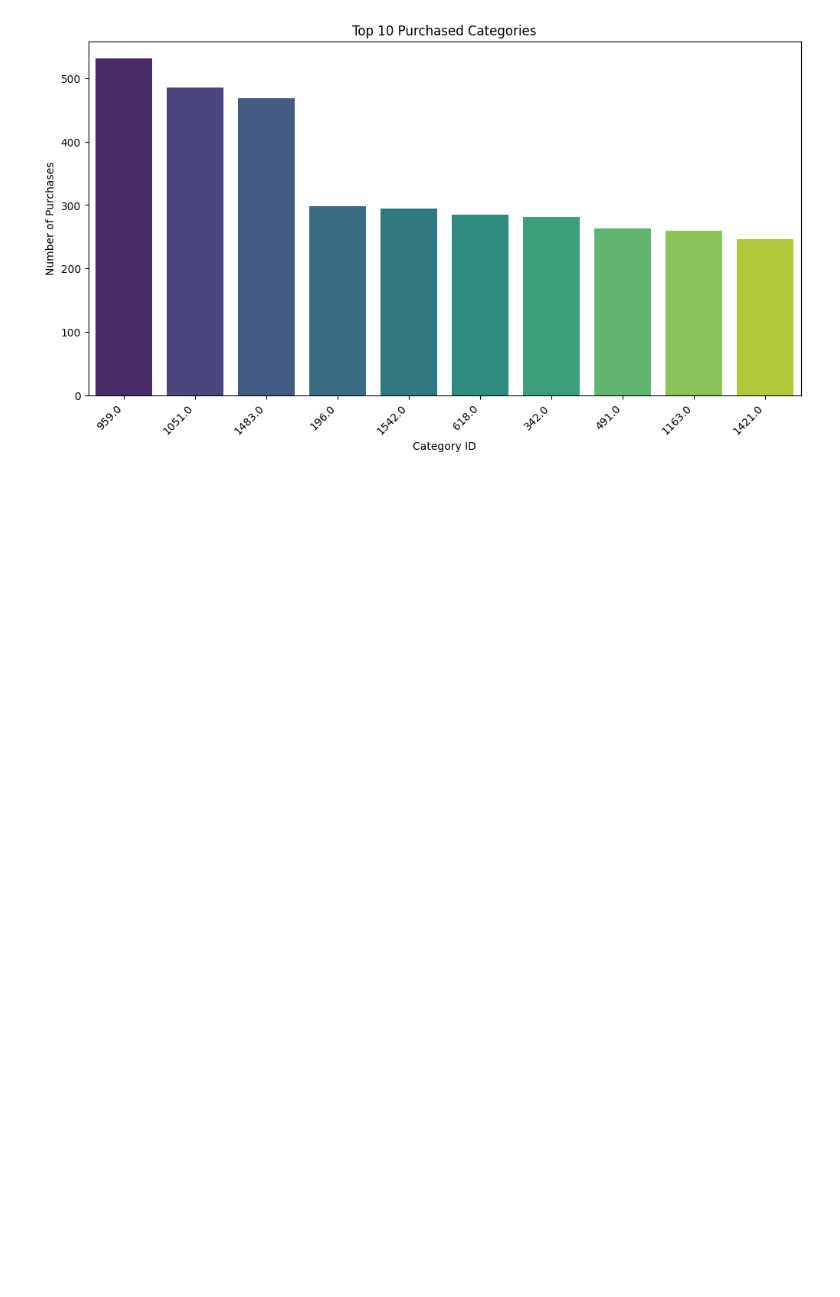
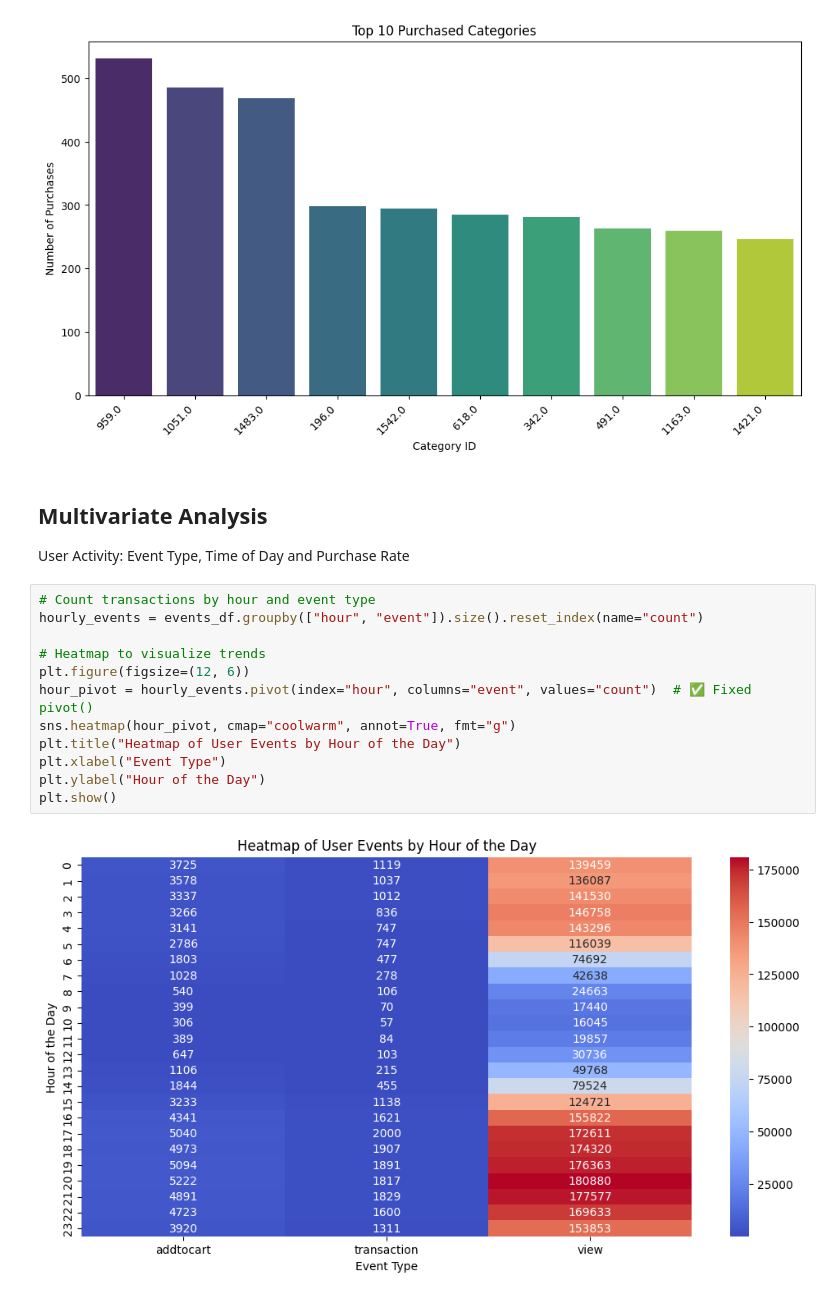
Before and after one commit to Victor-Osei/Recommendation_Systems, a Jupyter notebook: rs.ipynb, the cells around one changed output. Cells and saved outputs as stored; diff of their text form; blank space fills up the shorter version.

```diff
--- a/rs.ipynb
+++ b/rs.ipynb
@@ -266,3 +266,22 @@ Passing `palette` without assigning `hue` is deprecated and will be removed in v
 
   sns.barplot(x="categoryid", y="event", data=category_sales, palette="viridis")
 [figure]
+# %% [markdown]
+## Multivariate Analysis
+
+
+User Activity: Event Type, Time of Day and Purchase Rate
+# %%
+# Count transactions by hour and event type
+hourly_events = events_df.groupby(["hour", "event"]).size().reset_index(name="count")
+
+# Heatmap to visualize trends
+plt.figure(figsize=(12, 6))
+hour_pivot = hourly_events.pivot(index="hour", columns="event", values="count")  # ✅ Fixed pivot()
+sns.heatmap(hour_pivot, cmap="coolwarm", annot=True, fmt="g")
+plt.title("Heatmap of User Events by Hour of the Day")
+plt.xlabel("Event Type")
+plt.ylabel("Hour of the Day")
+plt.show()
+# %% [output]
+[figure, added]
```
Also changed, not shown: parts of 3 cells of this notebook.
